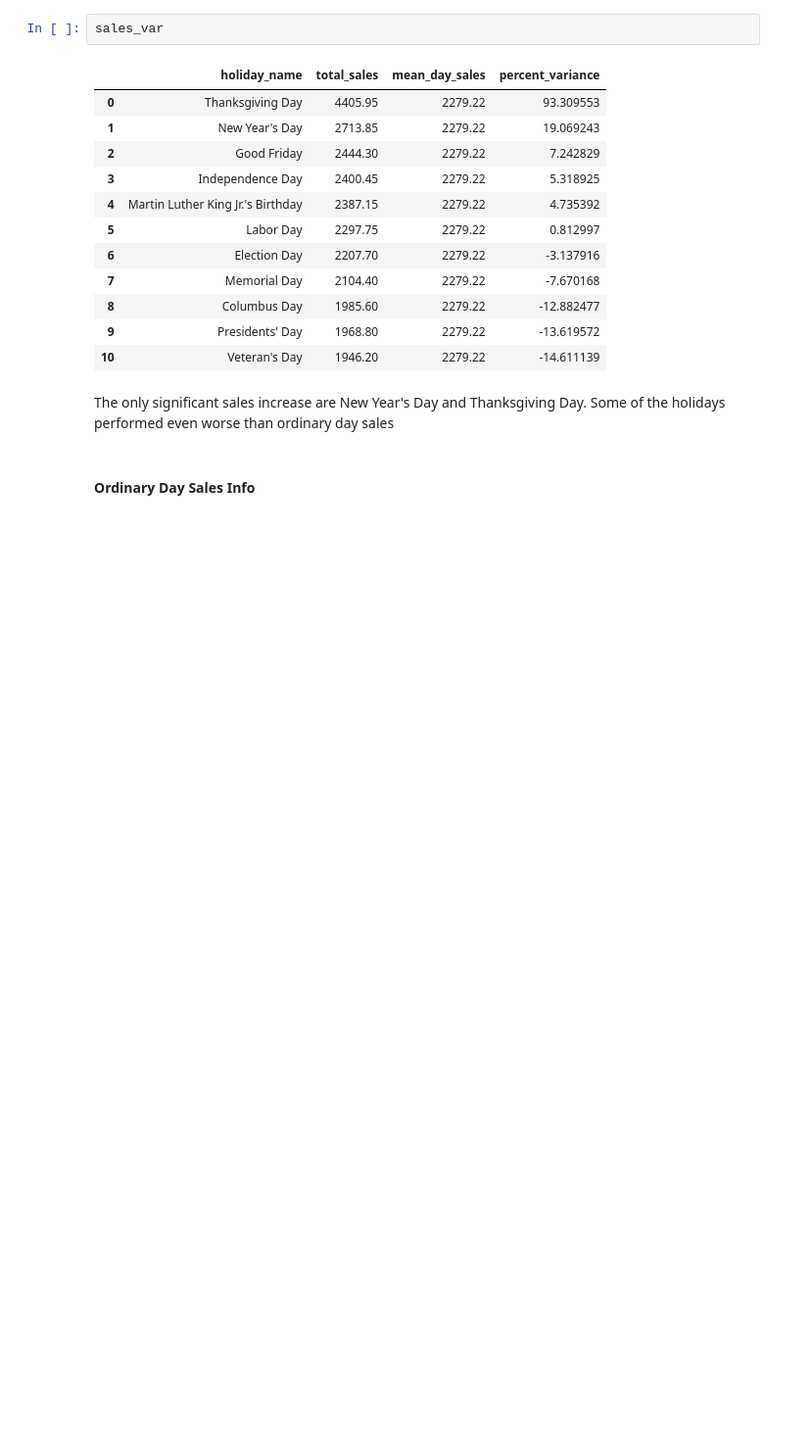
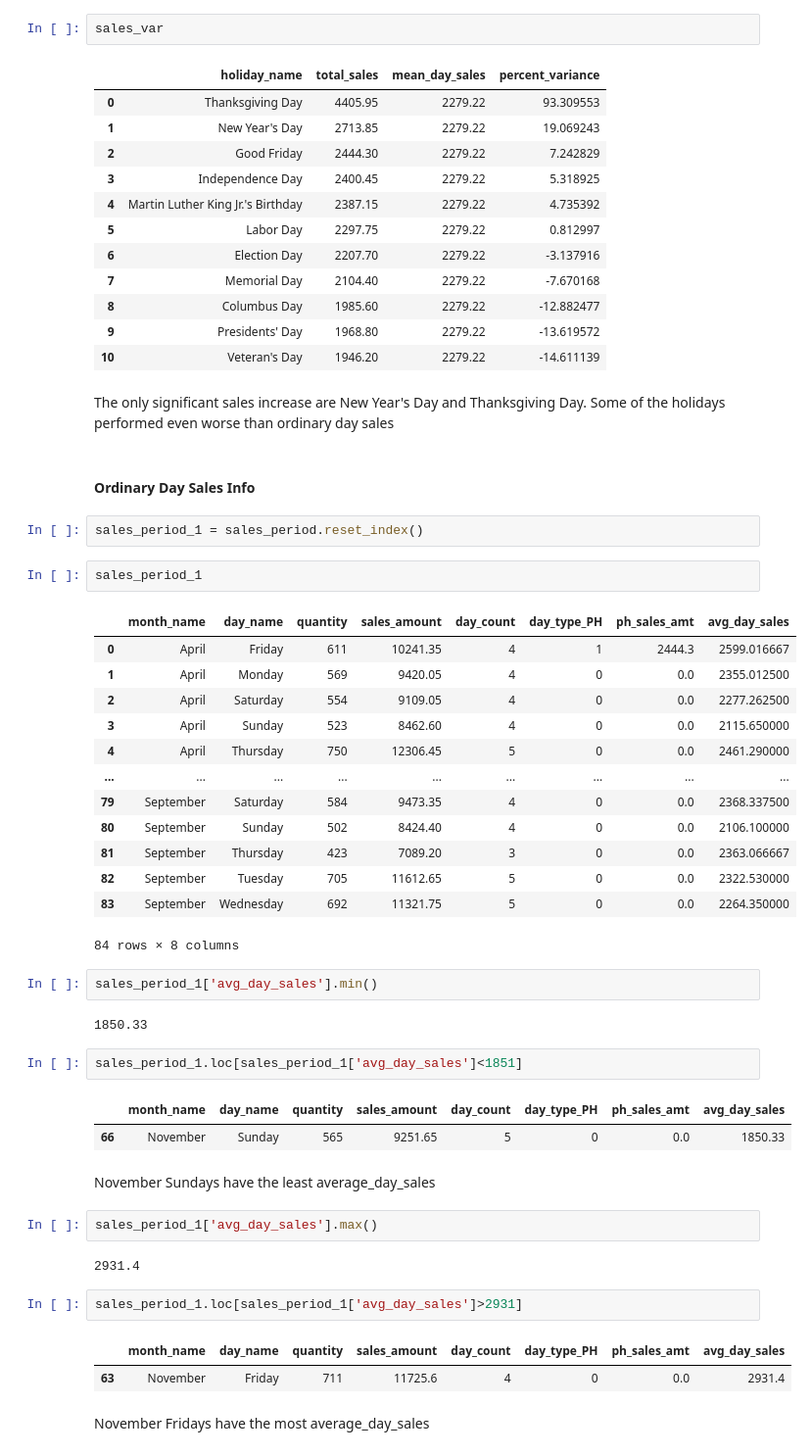
Before and after one commit to DalePeh/PersonalPortfolio, a Jupyter notebook: pizza-sales-analysis.ipynb, the cells around one changed output. Shown at 98% size. Saved outputs shown, nothing was run; the diff lists cells and outputs as text; blank space fills up the shorter version.

Commit message:
Kaggle Notebook | pizza_sales_analysis | Version 33

```diff
--- a/pizza-sales-analysis.ipynb
+++ b/pizza-sales-analysis.ipynb
@@ -1200,3 +1200,43 @@ sales_var
 The only significant sales increase are New Year's Day and Thanksgiving Day. Some of the holidays performed even worse than ordinary day sales
 # %% [markdown]
 #### Ordinary Day Sales Info
+# %%
+sales_period_1 = sales_period.reset_index()
+# %%
+sales_period_1
+# %% [output]
+|  | month_name | day_name | quantity | sales_amount | day_count | day_type_PH | ph_sales_amt | avg_day_sales |
+| 0 | April | Friday | 611 | 10241.35 | 4 | 1 | 2444.3 | 2599.016667 |
+| 1 | April | Monday | 569 | 9420.05 | 4 | 0 | 0.0 | 2355.012500 |
+| 2 | April | Saturday | 554 | 9109.05 | 4 | 0 | 0.0 | 2277.262500 |
+| 3 | April | Sunday | 523 | 8462.60 | 4 | 0 | 0.0 | 2115.650000 |
+| 4 | April | Thursday | 750 | 12306.45 | 5 | 0 | 0.0 | 2461.290000 |
+| ... | ... | ... | ... | ... | ... | ... | ... | ... |
+| 79 | September | Saturday | 584 | 9473.35 | 4 | 0 | 0.0 | 2368.337500 |
+| 80 | September | Sunday | 502 | 8424.40 | 4 | 0 | 0.0 | 2106.100000 |
+| 81 | September | Thursday | 423 | 7089.20 | 3 | 0 | 0.0 | 2363.066667 |
+| 82 | September | Tuesday | 705 | 11612.65 | 5 | 0 | 0.0 | 2322.530000 |
+| 83 | September | Wednesday | 692 | 11321.75 | 5 | 0 | 0.0 | 2264.350000 |
+84 rows × 8 columns
+# %%
+sales_period_1['avg_day_sales'].min()
+# %% [output]
+1850.33
+# %%
+sales_period_1.loc[sales_period_1['avg_day_sales']<1851]
+# %% [output]
+|  | month_name | day_name | quantity | sales_amount | day_count | day_type_PH | ph_sales_amt | avg_day_sales |
+| 66 | November | Sunday | 565 | 9251.65 | 5 | 0 | 0.0 | 1850.33 |
+# %% [markdown]
+November Sundays have the least average_day_sales
+# %%
+sales_period_1['avg_day_sales'].max()
+# %% [output]
+2931.4
+# %%
+sales_period_1.loc[sales_period_1['avg_day_sales']>2931]
+# %% [output]
+|  | month_name | day_name | quantity | sales_amount | day_count | day_type_PH | ph_sales_amt | avg_day_sales |
+| 63 | November | Friday | 711 | 11725.6 | 4 | 0 | 0.0 | 2931.4 |
+# %% [markdown]
+November Fridays have the most average_day_sales
```
Also changed, not shown: parts of 2 cells of this notebook.
